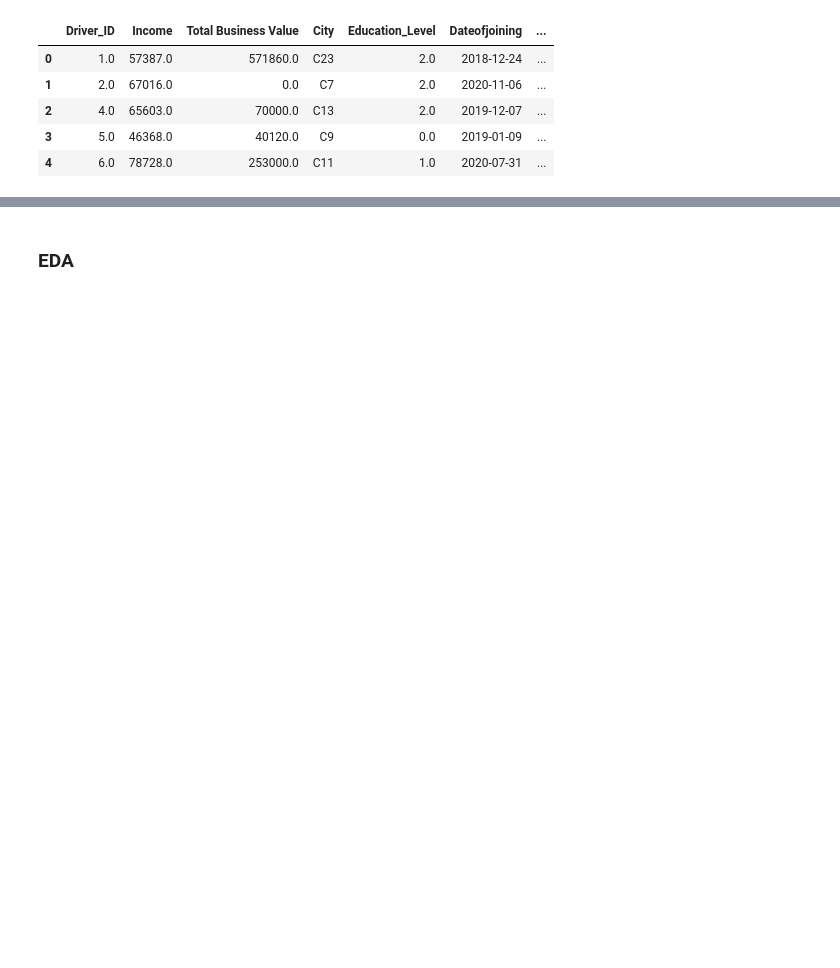
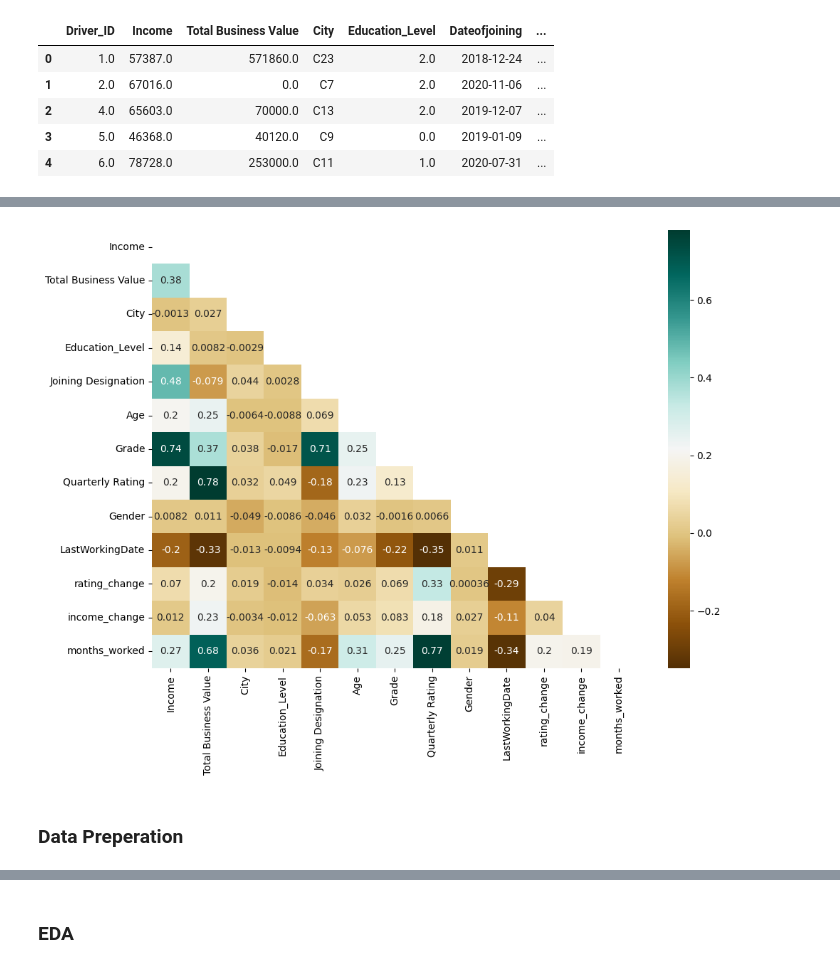
Before and after one commit to PraveenAllam93/data_science_business_cases, a Jupyter notebook: ola.ipynb, the cells around one changed output, grey strips where cells are left out. Drawn from its saved outputs; the diff is of its cells as text; code cells hidden in the pictures; blank space fills up the shorter version.

```diff
--- a/ola.ipynb
+++ b/ola.ipynb
@@ -185,0 +262,25 @@ modified_df.head()
+# %%
+# we can now create a column whether the income for driver in increased or not, and his rating too
+
+current_info = df_copy.groupby(by="Driver_ID").agg({"MMM-YY": "max"}).reset_index()
+current_info = current_info.merge(df_copy[["Driver_ID", "MMM-YY", "Quarterly Rating", "Income"]], on = ["Driver_ID", "MMM-YY"], how = "inner")
+current_info.rename(columns = {"Quarterly Rating" : "current_rating", "Income" : "current_income", "MMM-YY" : "current_date"}, inplace = True)
+
+initial_info = df_copy.groupby(by="Driver_ID").agg({"MMM-YY": "min"}).reset_index()
+initial_info = initial_info.merge(df_copy[["Driver_ID", "MMM-YY", "Quarterly Rating", "Income"]], on = ["Driver_ID", "MMM-YY"], how = "inner")
+initial_info.rename(columns = {"Quarterly Rating" : "initial_rating", "Income" : "initial_income", "MMM-YY" : "initial_date"}, inplace = True)
+
+current_info = current_info.merge(initial_info, on = "Driver_ID", how = "inner")
+
+current_info["previous_quarter_date"] = np.maximum(current_info["current_date"] - pd.DateOffset(months = 3), current_info["initial_date"])
+
+current_info = current_info.merge(df_copy[["Driver_ID", "MMM-YY", "Income", "Quarterly Rating"]], right_on = ["Driver_ID", "MMM-YY"], left_on = ["Driver_ID", "previous_quarter_date"], how = "inner")
+current_info.rename(columns = {"Income" : "previous_quater_income", "Quarterly Rating" : "previous_quarter_rating"}, inplace = True)
+
+current_info["months_worked"] = np.ceil(((current_info["current_date"] - current_info["initial_date"]).astype(str).apply(lambda x: x[0:-5])).astype(int)/30) + 1
+current_info.drop(["initial_date", "initial_income", "initial_rating"], axis = 1, inplace =  True)
+
+current_info["rating_change"] = np.where(current_info["current_rating"] > current_info["previous_quarter_rating"] , 1, 0)
+current_info["income_change"] = np.where(current_info["current_income"] > current_info["previous_quater_income"] , 1, 0)
+current_info = current_info[["Driver_ID", "rating_change", "income_change", "months_worked"]]
+current_info.head(7)
@@ -185,0 +311,3 @@ modified_df.head()
+# %%
+modified_df = modified_df.merge(current_info, on = "Driver_ID",  how = "inner")
+modified_df.head()
@@ -185,0 +377,11 @@ modified_df.head()
+# %%
+modified_df.drop(["Dateofjoining", "MMM-YY", "Driver_ID"], axis = 1, inplace = True)
+modified_df["City"] = modified_df["City"].apply(lambda x : x[1:]).astype(int)
+# %%
+fig, ax = plt.subplots(figsize=(11,8))
+sns.heatmap(modified_df.corr(), annot = True, cmap = 'BrBG', ax = ax, mask = np.triu(np.ones_like(modified_df.corr(), dtype=bool)))
+plt.show()
+# %% [output]
+[figure, added]
+# %% [markdown]
+### Data Preperation
```
Also changed, not shown: parts of 33 cells of this notebook.
